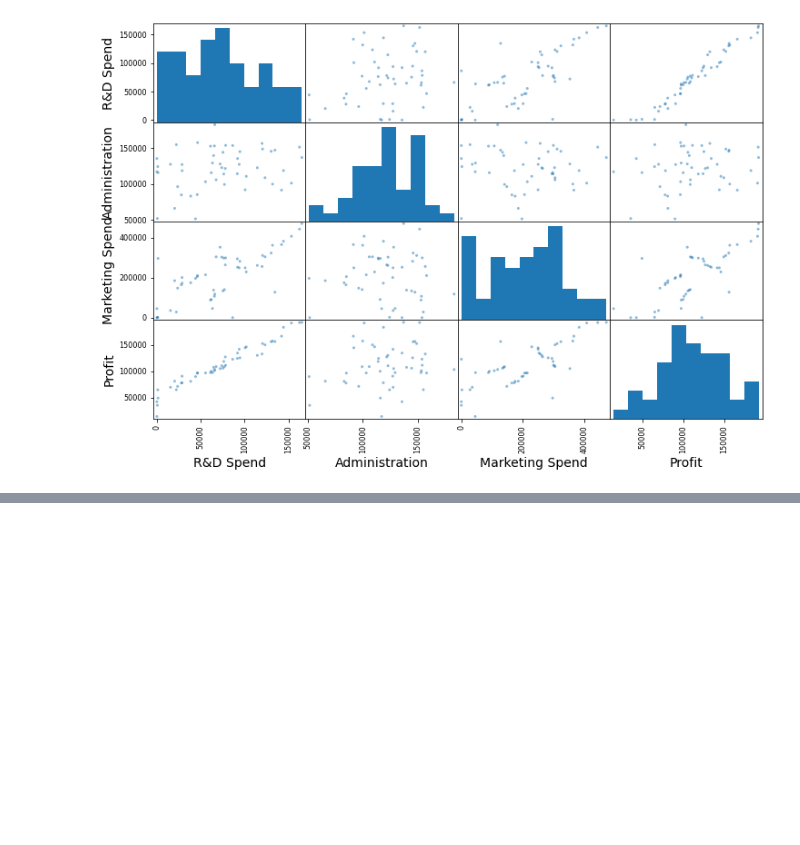
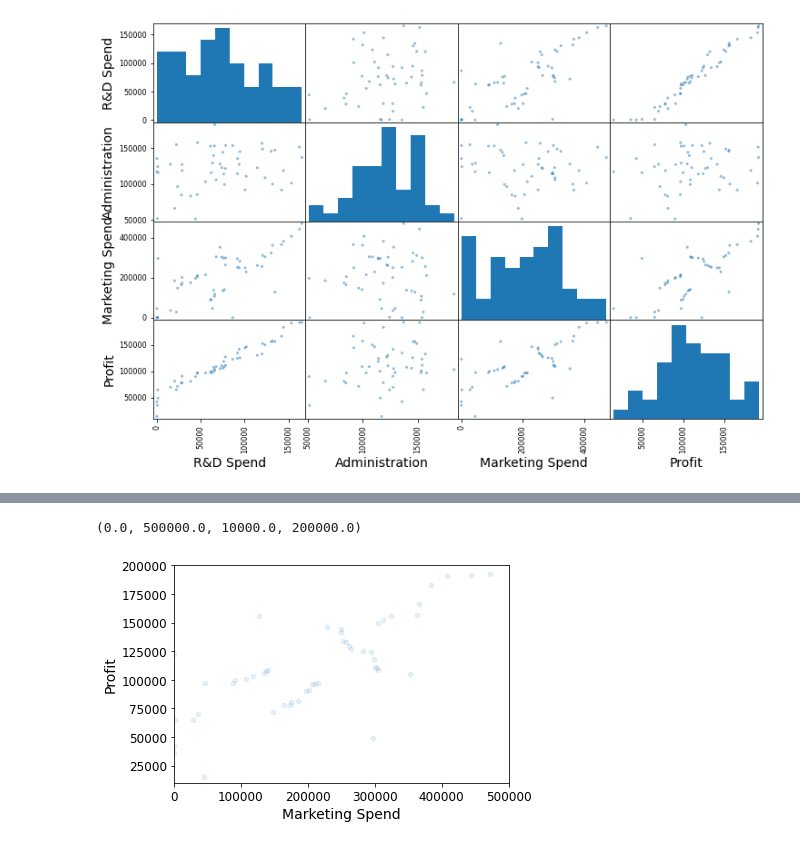
Before and after one commit to SorenHersomNielsen/Mandatory-project, a Jupyter notebook: Untitled.ipynb, the cells around one changed output, grey strips where cells are left out. Saved outputs shown, nothing was run; the diff lists cells and outputs as text; code cells hidden in the pictures; blank space fills up the shorter version.

```diff
--- a/Untitled.ipynb
+++ b/Untitled.ipynb
@@ -58,0 +65,6 @@ array([[<AxesSubplot:xlabel='R&D Spend', ylabel='R&D Spend'>,
+# %%
+Startups.plot(kind="scatter", x="Marketing Spend", y="Profit", alpha=0.1)
+plt.axis([0, 500000, 10000, 200000])
+# %% [output]
+(0.0, 500000.0, 10000.0, 200000.0)
+[figure, added]
```
Also changed, not shown: parts of 2 cells of this notebook.
